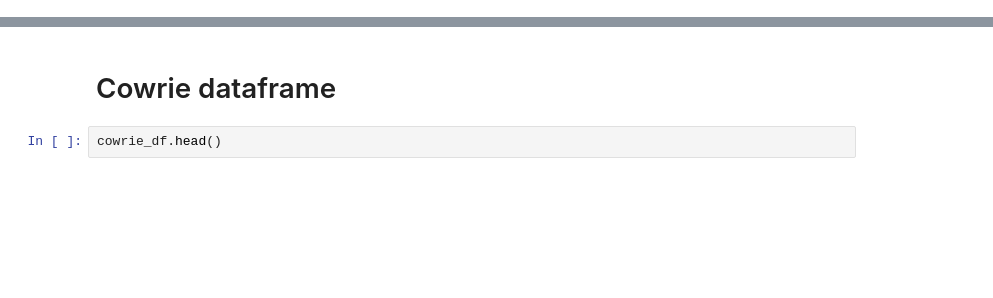
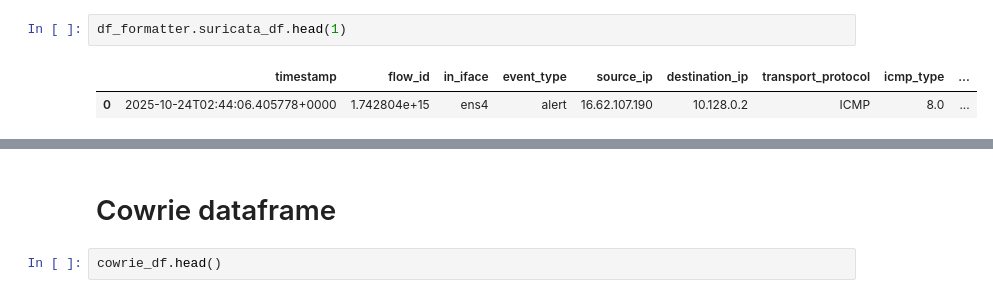
Before and after one commit to francescacraievich/real-time-cyber-anomaly-detection, a Jupyter notebook: df_summary.ipynb, the cells around one changed output, grey strips where cells are left out. Cells and saved outputs as stored; diff of their text form; blank space fills up the shorter version.

```diff
--- a/df_summary.ipynb
+++ b/df_summary.ipynb
@@ -32,0 +113,5 @@ df_formatter.cowrie_df.head(10)
+# %%
+df_formatter.suricata_df.head(1)
+# %% [output]
+|  | timestamp | flow_id | in_iface | event_type | source_ip | destination_ip | transport_protocol | icmp_type | ... |
+| 0 | 2025-10-24T02:44:06.405778+0000 | 1.742804e+15 | ens4 | alert | 16.62.107.190 | 10.128.0.2 | ICMP | 8.0 | ... |
```
Also changed, not shown: parts of 5 cells of this notebook, 3 other files.
